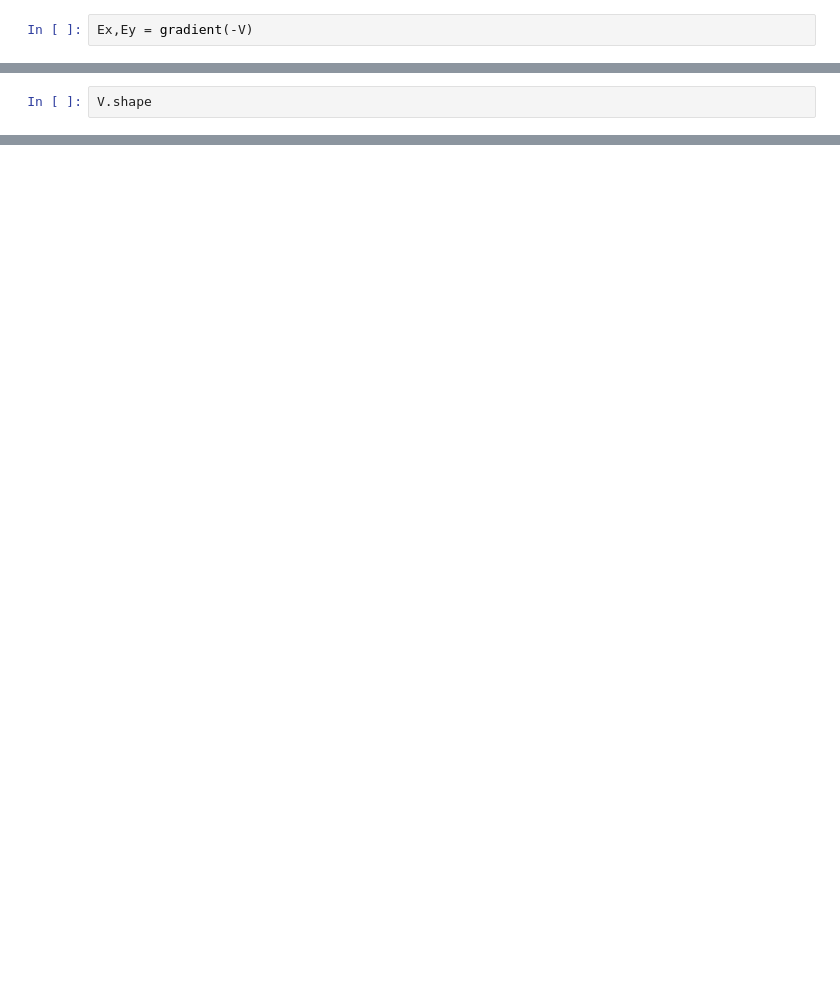
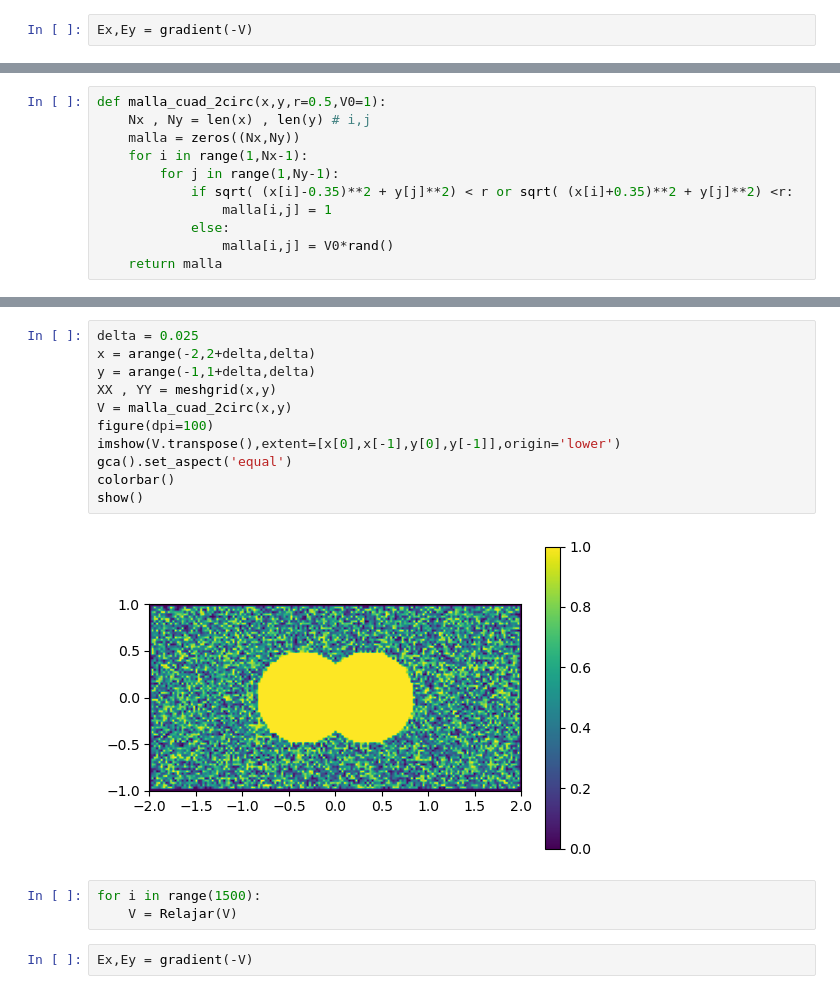
Before and after one commit to richmf/Fisica-Computacional-clases, a Jupyter notebook: Met Jacobi.ipynb, the cells around one changed output, grey strips where cells are left out. Drawn from its saved outputs; the diff is of its cells as text; blank space fills up the shorter version.

```diff
--- a/Met Jacobi.ipynb
+++ b/Met Jacobi.ipynb
@@ -51,2 +50,11 @@ show()
 # %%
-V.shape
+def malla_cuad_2circ(x,y,r=0.5,V0=1):
+    Nx , Ny = len(x) , len(y) # i,j
+    malla = zeros((Nx,Ny))
+    for i in range(1,Nx-1):
+        for j in range(1,Ny-1):
+            if sqrt( (x[i]-0.35)**2 + y[j]**2) < r or sqrt( (x[i]+0.35)**2 + y[j]**2) <r:
+                malla[i,j] = 1
+            else:
+                malla[i,j] = V0*rand()
+    return malla
@@ -58,0 +61,18 @@ V.shape
+# %%
+delta = 0.025
+x = arange(-2,2+delta,delta)
+y = arange(-1,1+delta,delta)
+XX , YY = meshgrid(x,y)
+V = malla_cuad_2circ(x,y)
+figure(dpi=100)
+imshow(V.transpose(),extent=[x[0],x[-1],y[0],y[-1]],origin='lower')
+gca().set_aspect('equal')
+colorbar()
+show()
+# %% [output]
+[figure, added]
+# %%
+for i in range(1500):
+    V = Relajar(V)
+# %%
+Ex,Ey = gradient(-V)
```
Also changed, not shown: parts of 11 cells of this notebook.
